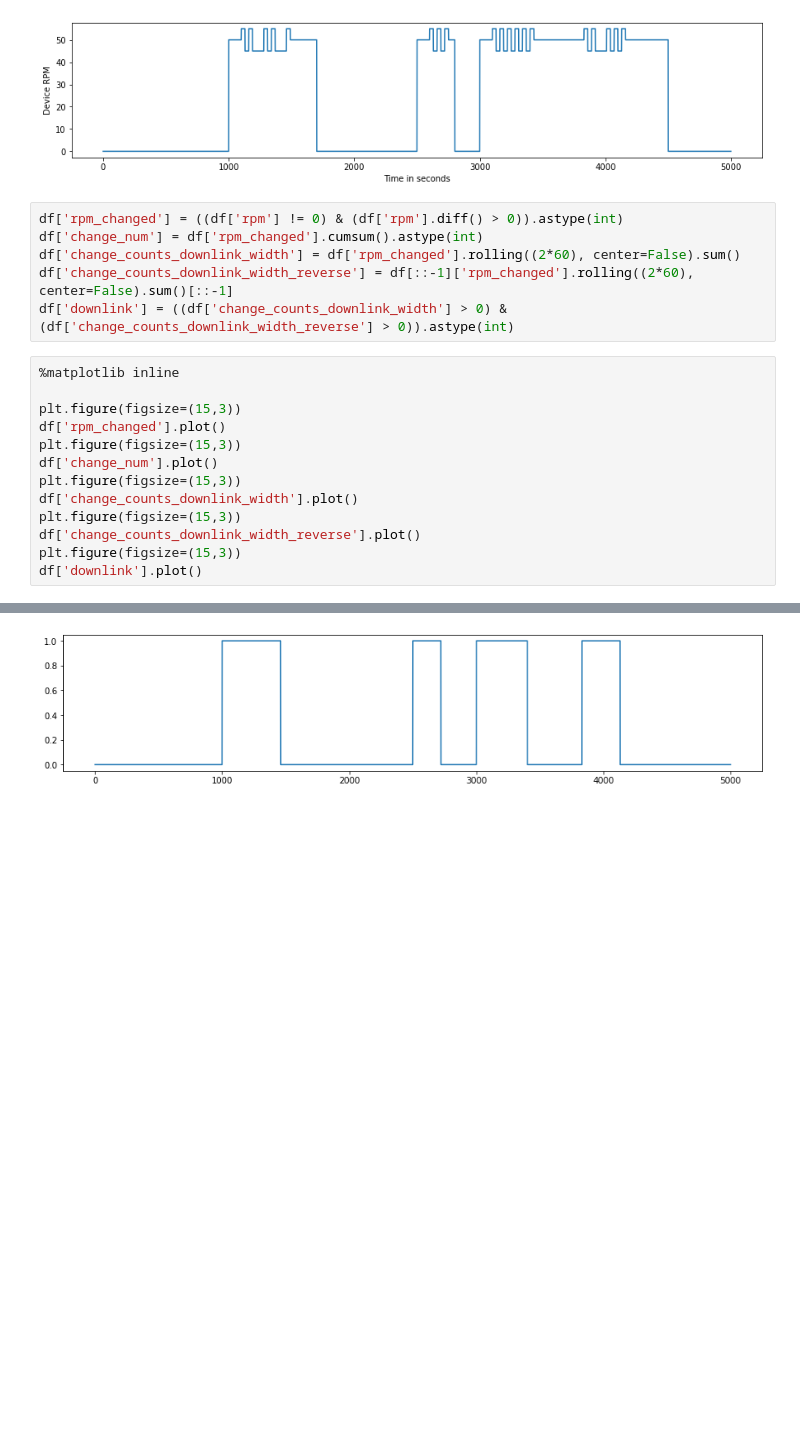
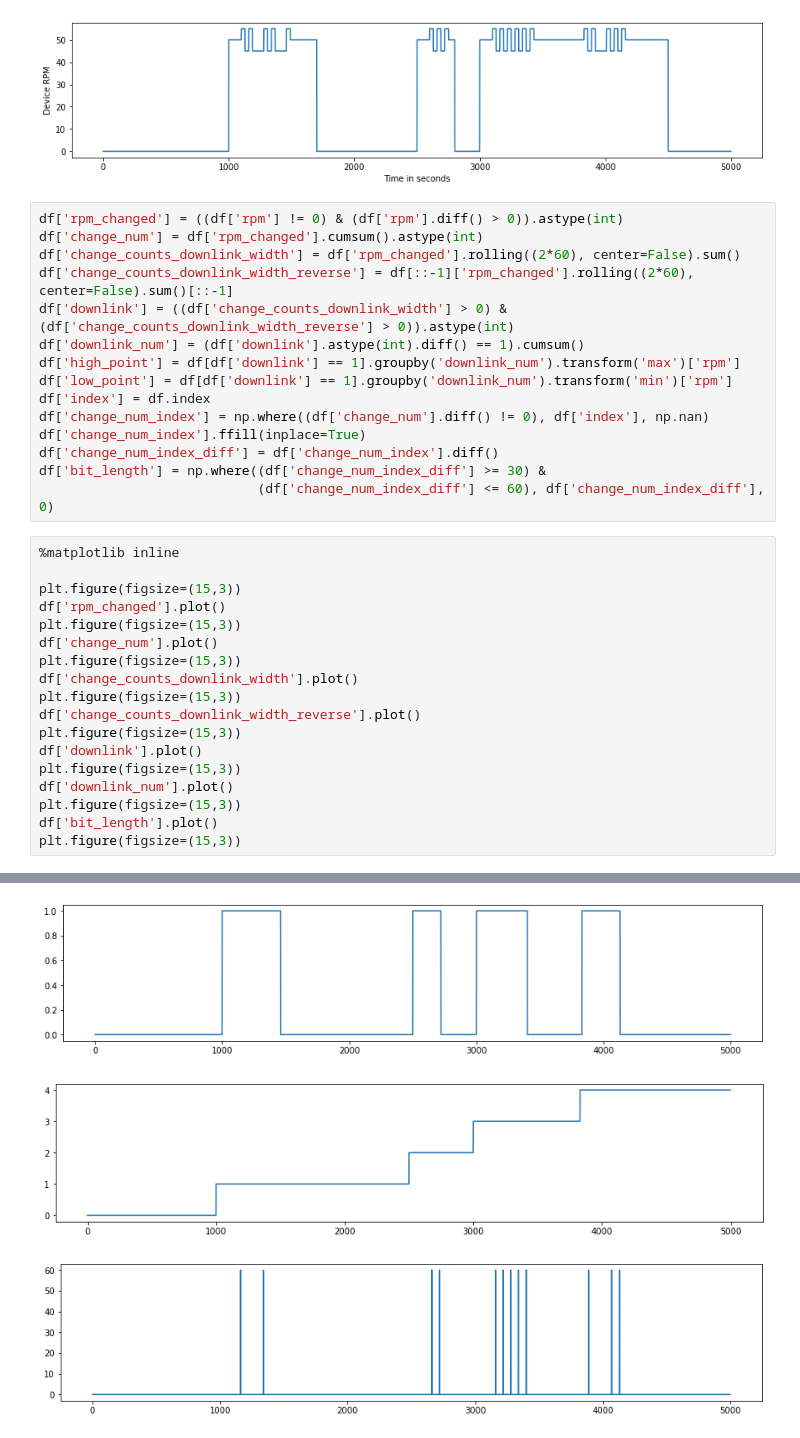
Before and after one commit to habibdraft/downlinking, a Jupyter notebook: downlinking 3.ipynb, the cells around one changed output, grey strips where cells are left out. Drawn from its saved outputs; the diff is of its cells as text; blank space fills up the shorter version.

```diff
--- a/downlinking 3.ipynb
+++ b/downlinking 3.ipynb
@@ -55,6 +55,15 @@ df['change_num'] = df['rpm_changed'].cumsum().astype(int)
 df['change_counts_downlink_width'] = df['rpm_changed'].rolling((2*60), center=False).sum()
 df['change_counts_downlink_width_reverse'] = df[::-1]['rpm_changed'].rolling((2*60), center=False).sum()[::-1]
 df['downlink'] = ((df['change_counts_downlink_width'] > 0) & (df['change_counts_downlink_width_reverse'] > 0)).astype(int)
+df['downlink_num'] = (df['downlink'].astype(int).diff() == 1).cumsum()
+df['high_point'] = df[df['downlink'] == 1].groupby('downlink_num').transform('max')['rpm']
+df['low_point'] = df[df['downlink'] == 1].groupby('downlink_num').transform('min')['rpm']
+df['index'] = df.index
+df['change_num_index'] = np.where((df['change_num'].diff() != 0), df['index'], np.nan)
+df['change_num_index'].ffill(inplace=True)
+df['change_num_index_diff'] = df['change_num_index'].diff()
+df['bit_length'] = np.where((df['change_num_index_diff'] >= 30) &
+                            (df['change_num_index_diff'] <= 60), df['change_num_index_diff'], 0)
 # %%
 %matplotlib inline
 
@@ -68,4 +77,9 @@ plt.figure(figsize=(15,3))
 df['change_counts_downlink_width_reverse'].plot()
 plt.figure(figsize=(15,3))
 df['downlink'].plot()
+plt.figure(figsize=(15,3))
+df['downlink_num'].plot()
+plt.figure(figsize=(15,3))
+df['bit_length'].plot()
+plt.figure(figsize=(15,3))
 # %% [output]
@@ -73,5 +87,7 @@ df['downlink'].plot()
 [figure]
 [figure]
 [figure]
 [figure]
 [figure]
+[figure, added]
+[figure, added]
```
Also changed, not shown: parts of 4 cells of this notebook.
